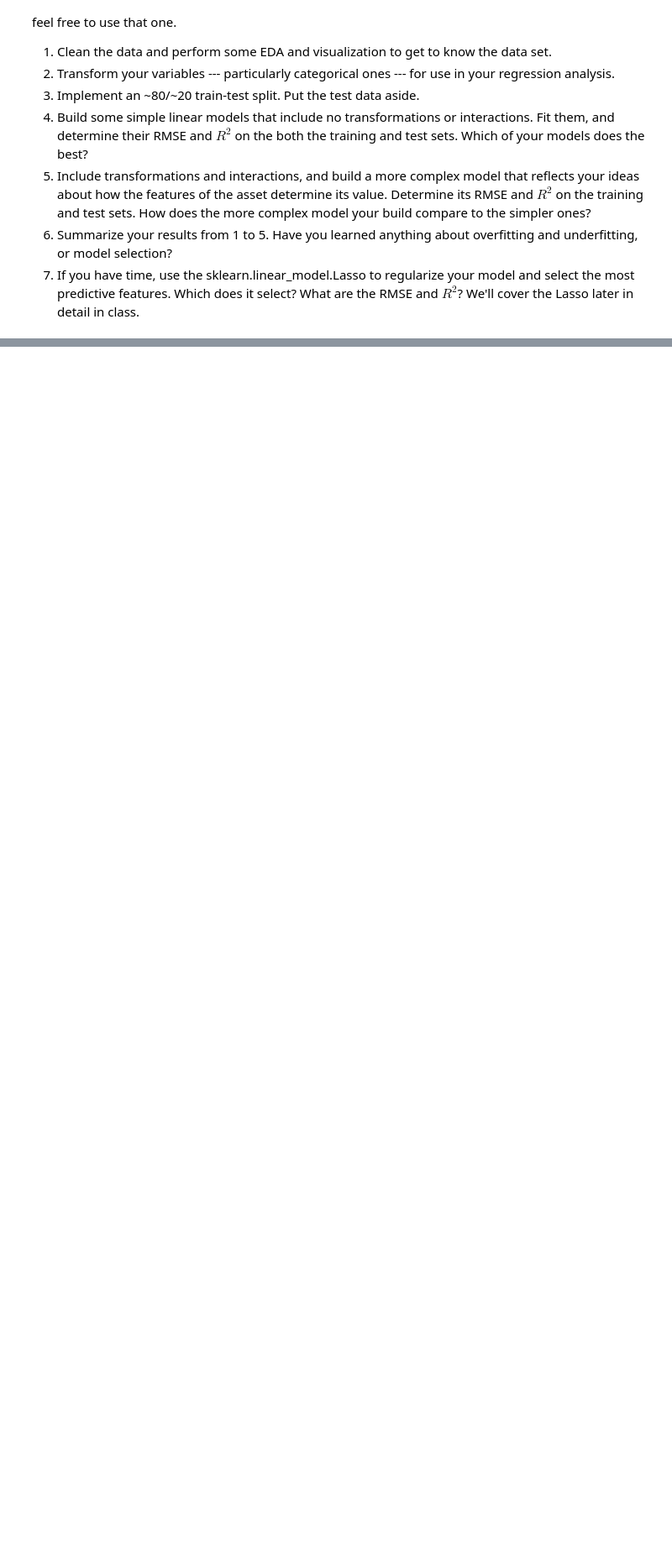
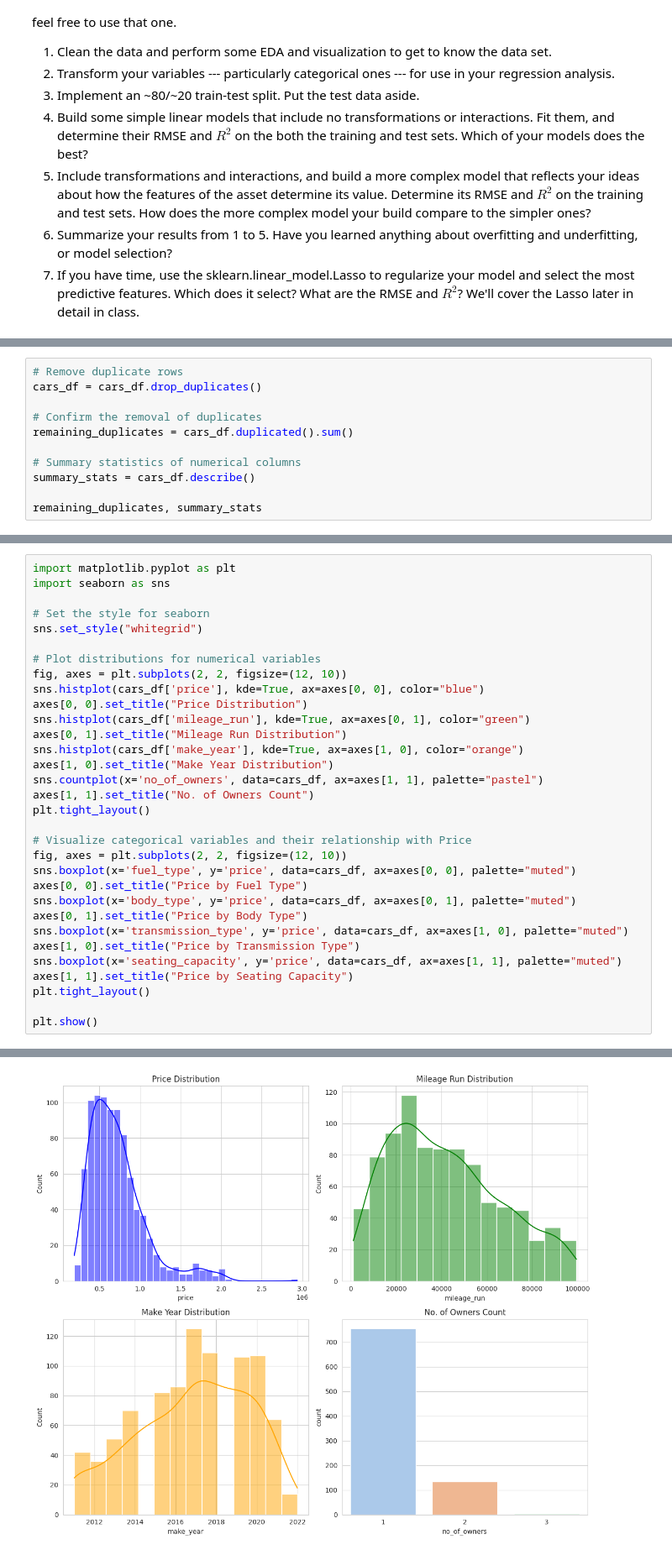
Before and after one commit to chetubarot/linearRegression, a Jupyter notebook: 04_hedonic_pricing/barot_04_hedonic_pricing.ipynb, the cells around one changed output, grey strips where cells are left out. Shown: that part at 84% size. Cells and saved outputs as stored; diff of their text form; blank space fills up the shorter version.

```diff
--- a/04_hedonic_pricing/barot_04_hedonic_pricing.ipynb
+++ b/04_hedonic_pricing/barot_04_hedonic_pricing.ipynb
@@ -14,0 +75,11 @@ In the lab folder, there are three options: housing prices in pierce_county_hous
+# %%
+# Remove duplicate rows
+cars_df = cars_df.drop_duplicates()
+
+# Confirm the removal of duplicates
+remaining_duplicates = cars_df.duplicated().sum()
+
+# Summary statistics of numerical columns
+summary_stats = cars_df.describe()
+
+remaining_duplicates, summary_stats
@@ -14,0 +97,33 @@ In the lab folder, there are three options: housing prices in pierce_county_hous
+# %%
+import matplotlib.pyplot as plt
+import seaborn as sns
+
+# Set the style for seaborn
+sns.set_style("whitegrid")
+
+# Plot distributions for numerical variables
+fig, axes = plt.subplots(2, 2, figsize=(12, 10))
+sns.histplot(cars_df['price'], kde=True, ax=axes[0, 0], color="blue")
+axes[0, 0].set_title("Price Distribution")
+sns.histplot(cars_df['mileage_run'], kde=True, ax=axes[0, 1], color="green")
+axes[0, 1].set_title("Mileage Run Distribution")
+sns.histplot(cars_df['make_year'], kde=True, ax=axes[1, 0], color="orange")
+axes[1, 0].set_title("Make Year Distribution")
+sns.countplot(x='no_of_owners', data=cars_df, ax=axes[1, 1], palette="pastel")
+axes[1, 1].set_title("No. of Owners Count")
+plt.tight_layout()
+
+# Visualize categorical variables and their relationship with Price
+fig, axes = plt.subplots(2, 2, figsize=(12, 10))
+sns.boxplot(x='fuel_type', y='price', data=cars_df, ax=axes[0, 0], palette="muted")
+axes[0, 0].set_title("Price by Fuel Type")
+sns.boxplot(x='body_type', y='price', data=cars_df, ax=axes[0, 1], palette="muted")
+axes[0, 1].set_title("Price by Body Type")
+sns.boxplot(x='transmission_type', y='price', data=cars_df, ax=axes[1, 0], palette="muted")
+axes[1, 0].set_title("Price by Transmission Type")
+sns.boxplot(x='seating_capacity', y='price', data=cars_df, ax=axes[1, 1], palette="muted")
+axes[1, 1].set_title("Price by Seating Capacity")
+plt.tight_layout()
+
+plt.show()
+# %% [output]
@@ -14,0 +149 @@ In the lab folder, there are three options: housing prices in pierce_county_hous
+[figure, added]
```
Also changed, not shown: parts of 6 cells of this notebook.
